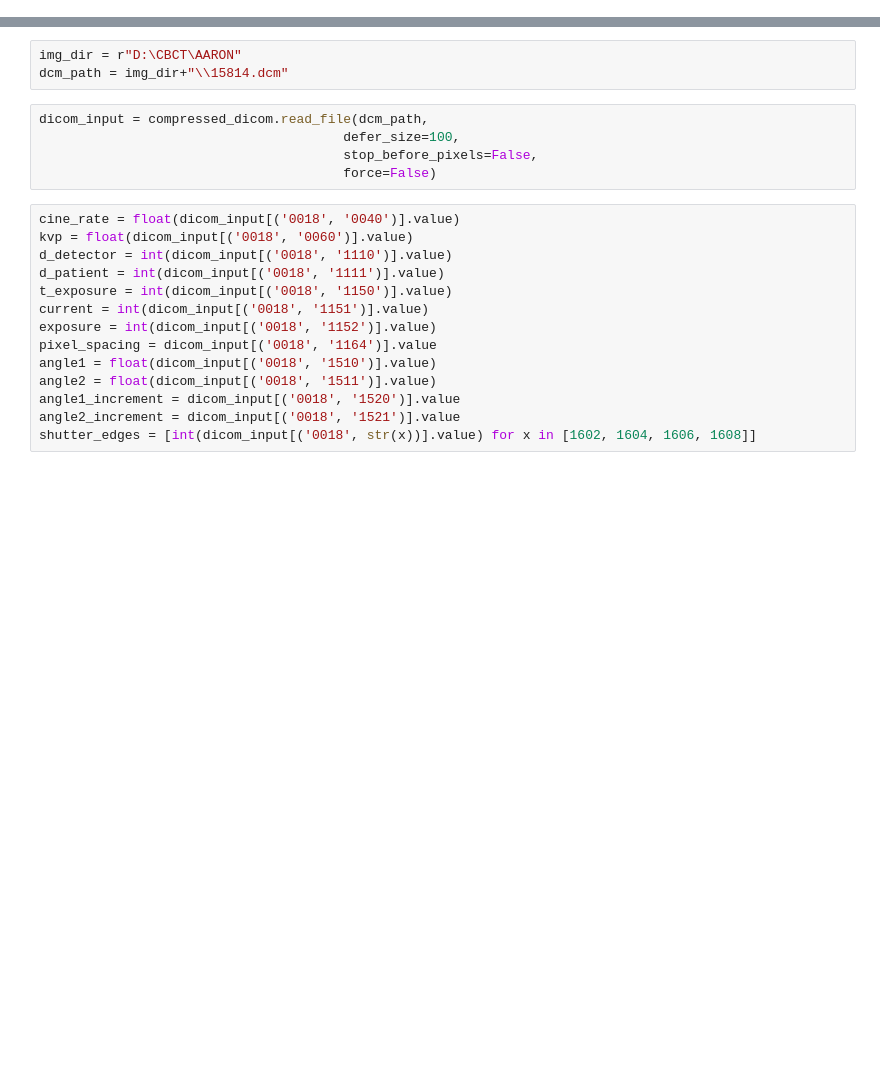
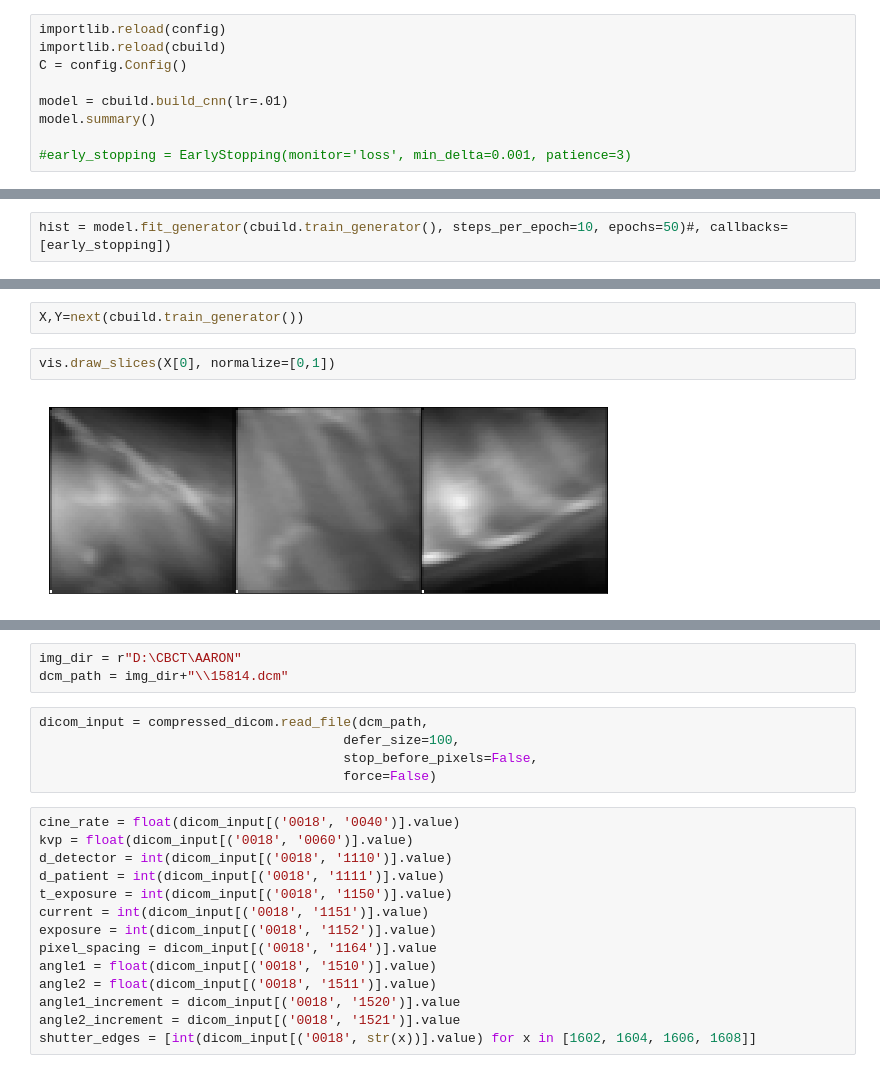
Before and after one commit to clintonjwang/cbct-recon, a Jupyter notebook: neural_networks.ipynb, the cells around one changed output, grey strips where cells are left out. Drawn from its saved outputs; the diff is of its cells as text; blank space fills up the shorter version.

```diff
--- a/neural_networks.ipynb
+++ b/neural_networks.ipynb
@@ -18,0 +25,9 @@ importlib.reload(hf)
+# %%
+importlib.reload(config)
+importlib.reload(cbuild)
+C = config.Config()
+
+model = cbuild.build_cnn(lr=.01)
+model.summary()
+
+#early_stopping = EarlyStopping(monitor='loss', min_delta=0.001, patience=3)
@@ -18,0 +52,2 @@ importlib.reload(hf)
+# %%
+hist = model.fit_generator(cbuild.train_generator(), steps_per_epoch=10, epochs=50)#, callbacks=[early_stopping])
@@ -18,0 +72,6 @@ importlib.reload(hf)
+# %%
+X,Y=next(cbuild.train_generator())
+# %%
+vis.draw_slices(X[0], normalize=[0,1])
+# %% [output]
+[figure, added]
```
Also changed, not shown: parts of 8 cells of this notebook, 6 other files.
